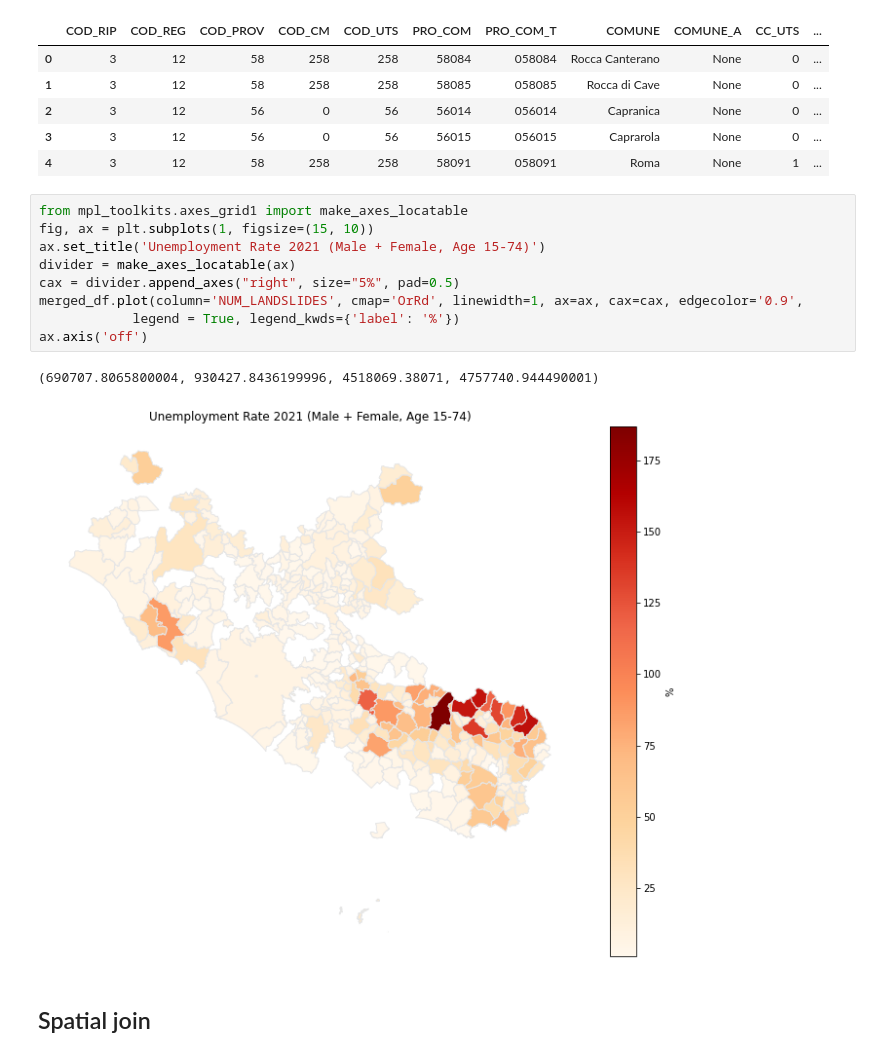
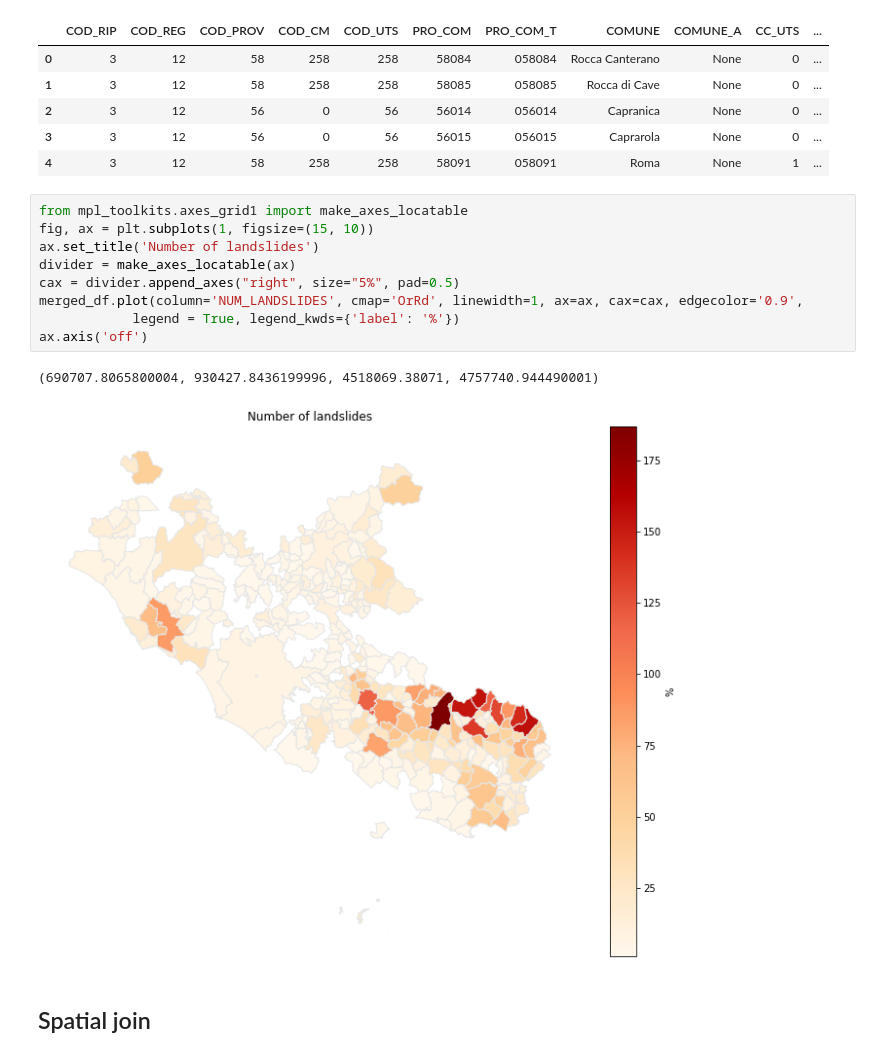
Before and after one commit to luigiselmi/geoscience, a Jupyter notebook: areas_at_risk.ipynb, the cells around one changed output. Saved outputs shown, nothing was run; the diff lists cells and outputs as text.

Commit message:
landslides data analysis latium

```diff
--- a/areas_at_risk.ipynb
+++ b/areas_at_risk.ipynb
@@ -121,15 +121,15 @@ merged_df.head()
 # %%
 from mpl_toolkits.axes_grid1 import make_axes_locatable
 fig, ax = plt.subplots(1, figsize=(15, 10))
-ax.set_title('Unemployment Rate 2021 (Male + Female, Age 15-74)')
+ax.set_title('Number of landslides')
 divider = make_axes_locatable(ax)
 cax = divider.append_axes("right", size="5%", pad=0.5)
 merged_df.plot(column='NUM_LANDSLIDES', cmap='OrRd', linewidth=1, ax=ax, cax=cax, edgecolor='0.9',
             legend = True, legend_kwds={'label': '%'})
 ax.axis('off')
 # %% [output]
 (690707.8065800004, 930427.8436199996, 4518069.38071, 4757740.944490001)
-[figure, old version]
+[figure, new version]
 # %% [markdown]
 ## Spatial join
 # %%
```
Also changed, not shown: parts of 3 cells of this notebook.
